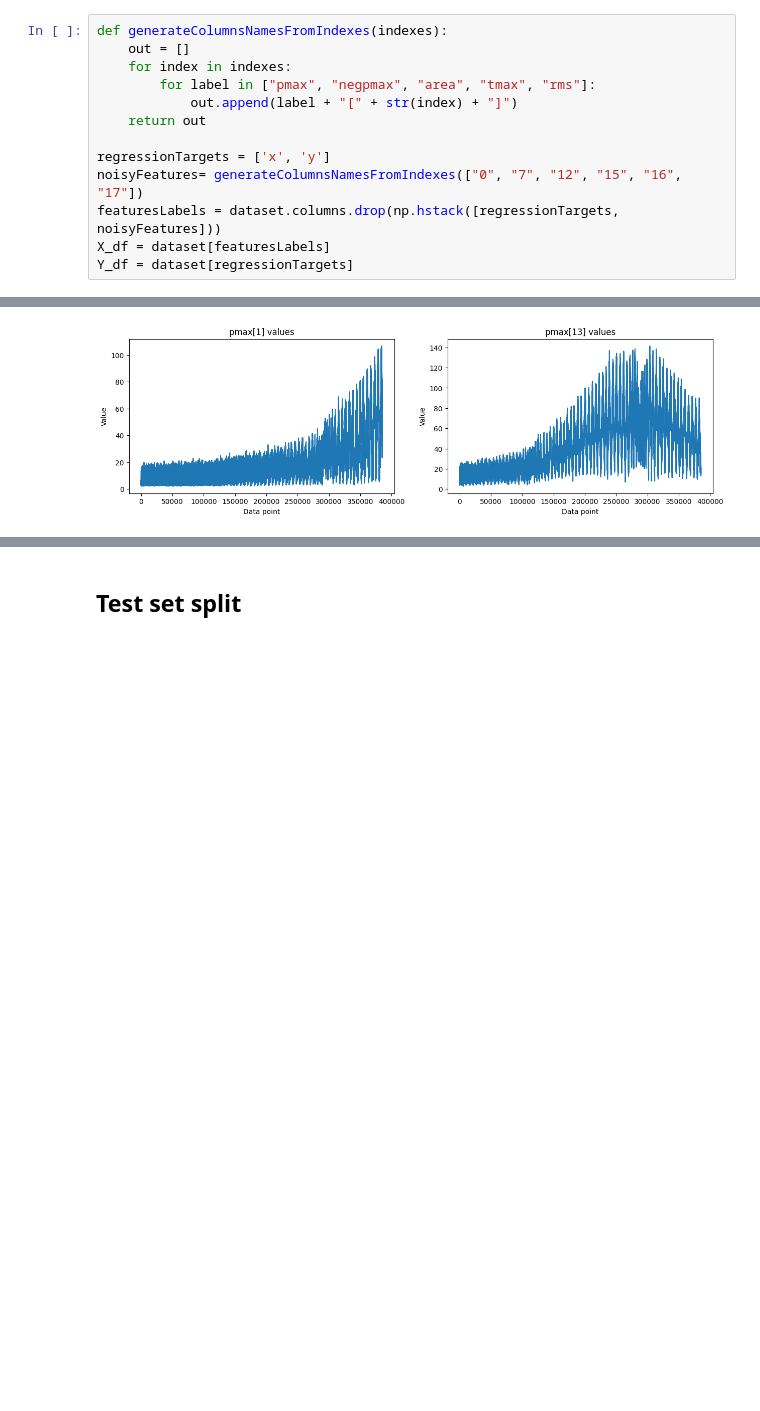
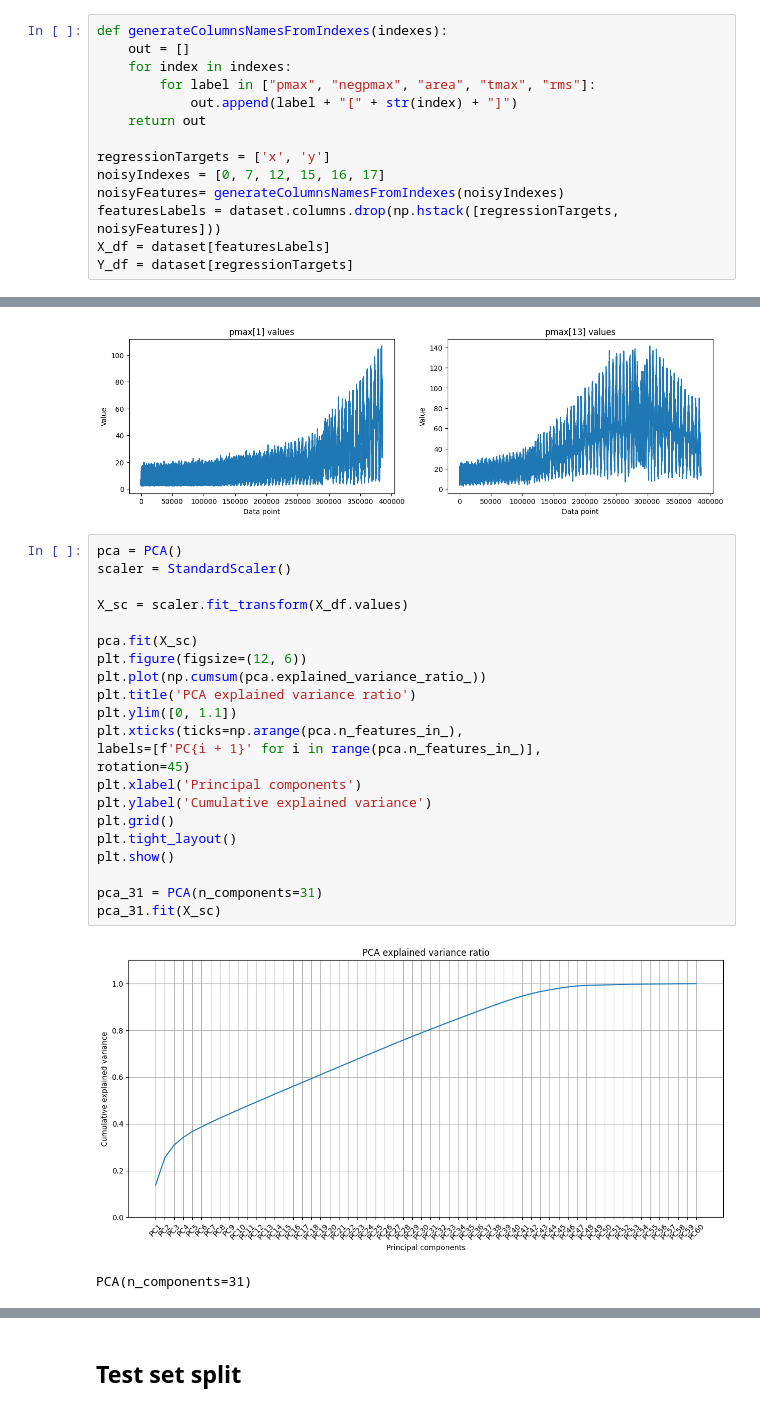
Before and after one commit to marcomag416/dslWinterProject, a Jupyter notebook: dslWinterProject.ipynb, the cells around one changed output, grey strips where cells are left out. Drawn from its saved outputs; the diff is of its cells as text; blank space fills up the shorter version.

```diff
--- a/dslWinterProject.ipynb
+++ b/dslWinterProject.ipynb
@@ -67,7 +72,8 @@ def generateColumnsNamesFromIndexes(indexes):
     return out
 
 regressionTargets = ['x', 'y']
-noisyFeatures= generateColumnsNamesFromIndexes(["0", "7", "12", "15", "16", "17"])
+noisyIndexes = [0, 7, 12, 15, 16, 17]
+noisyFeatures= generateColumnsNamesFromIndexes(noisyIndexes)
 featuresLabels = dataset.columns.drop(np.hstack([regressionTargets, noisyFeatures]))
 X_df = dataset[featuresLabels]
 Y_df = dataset[regressionTargets]
@@ -101,3 +107,28 @@ plt.show()
 # %% [output]
 <Figure size 640x480 with 0 Axes>
 [figure]
+# %%
+pca = PCA()
+scaler = StandardScaler()
+
+X_sc = scaler.fit_transform(X_df.values)
+
+pca.fit(X_sc)
+plt.figure(figsize=(12, 6))
+plt.plot(np.cumsum(pca.explained_variance_ratio_))
+plt.title('PCA explained variance ratio')
+plt.ylim([0, 1.1])
+plt.xticks(ticks=np.arange(pca.n_features_in_),
+labels=[f'PC{i + 1}' for i in range(pca.n_features_in_)],
+rotation=45)
+plt.xlabel('Principal components')
+plt.ylabel('Cumulative explained variance')
+plt.grid()
+plt.tight_layout()
+plt.show()
+
+pca_31 = PCA(n_components=31)
+pca_31.fit(X_sc)
+# %% [output]
+[figure, added]
+PCA(n_components=31)
```
Also changed, not shown: parts of 19 cells of this notebook, 3 other files.
